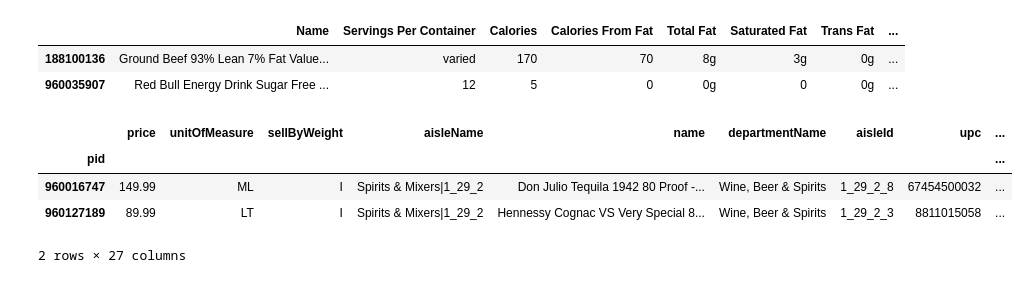
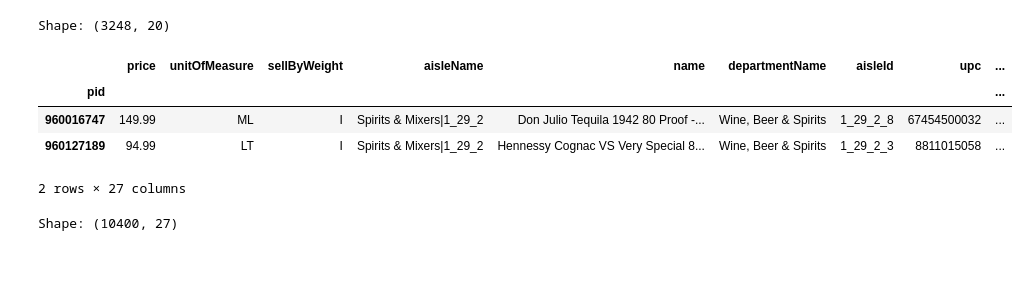
Before and after one commit to aurumkathuria/Foodify, a Jupyter notebook: Safeway Recommendation Model.ipynb, the cells around one changed output. Saved outputs shown, nothing was run; the diff lists cells and outputs as text; code cells hidden in the pictures.

Commit message:
Update Data ETL Pipeline & Add New Data + Recs

```diff
--- a/Safeway Recommendation Model.ipynb
+++ b/Safeway Recommendation Model.ipynb
@@ -12,18 +67,19 @@ from IPython.display import clear_output
 # %%
 products_nutrition = pd.read_csv('Safeway Product Data.csv', index_col=0)
 products_nutrition.head(2)
+print("Shape:", products_nutrition.shape)
 # %% [output]
-|  | Name | Servings Per Container | Calories | Calories From Fat | Total Fat | Saturated Fat | Trans Fat | ... |
-| 188100136 | Ground Beef 93% Lean 7% Fat Value... | varied | 170 | 70 | 8g | 3g | 0g | ... |
-| 960035907 | Red Bull Energy Drink Sugar Free ... | 12 | 5 | 0 | 0g | 0 | 0g | ... |
+Shape: (3248, 20)
 # %%
 products_data = pd.read_csv('Safeway Search Data.csv', index_col=0)
-products_data.head(2)
+display(products_data.head(2))
+print("Shape:", products_data.shape)
 # %% [output]
 |  | price | unitOfMeasure | sellByWeight | aisleName | name | departmentName | aisleId | upc | ... |
 | pid |  |  |  |  |  |  |  |  | ... |
 | 960016747 | 149.99 | ML | I | Spirits & Mixers|1_29_2 | Don Julio Tequila 1942 80 Proof -... | Wine, Beer & Spirits | 1_29_2_8 | 67454500032 | ... |
-| 960127189 | 89.99 | LT | I | Spirits & Mixers|1_29_2 | Hennessy Cognac VS Very Special 8... | Wine, Beer & Spirits | 1_29_2_3 | 8811015058 | ... |
+| 960127189 | 94.99 | LT | I | Spirits & Mixers|1_29_2 | Hennessy Cognac VS Very Special 8... | Wine, Beer & Spirits | 1_29_2_3 | 8811015058 | ... |
 2 rows × 27 columns
+Shape: (10400, 27)
 # %%
 product_info = products_nutrition.merge(products_data, left_index=True, right_index=True)
```
Also changed, not shown: parts of 28 cells of this notebook, 4 other files.
